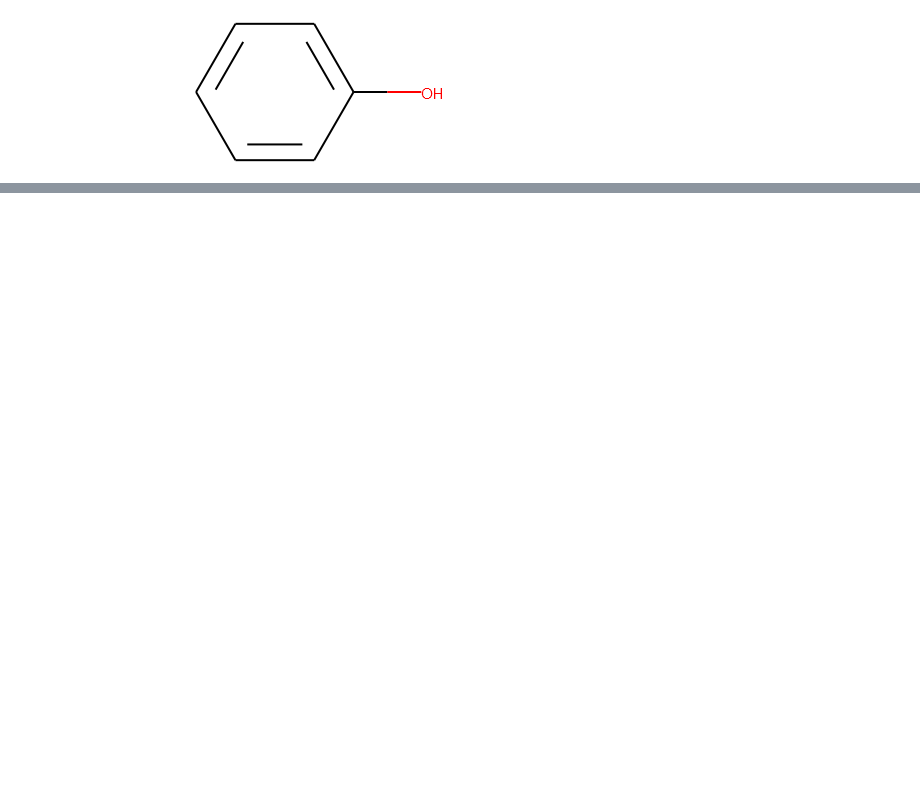
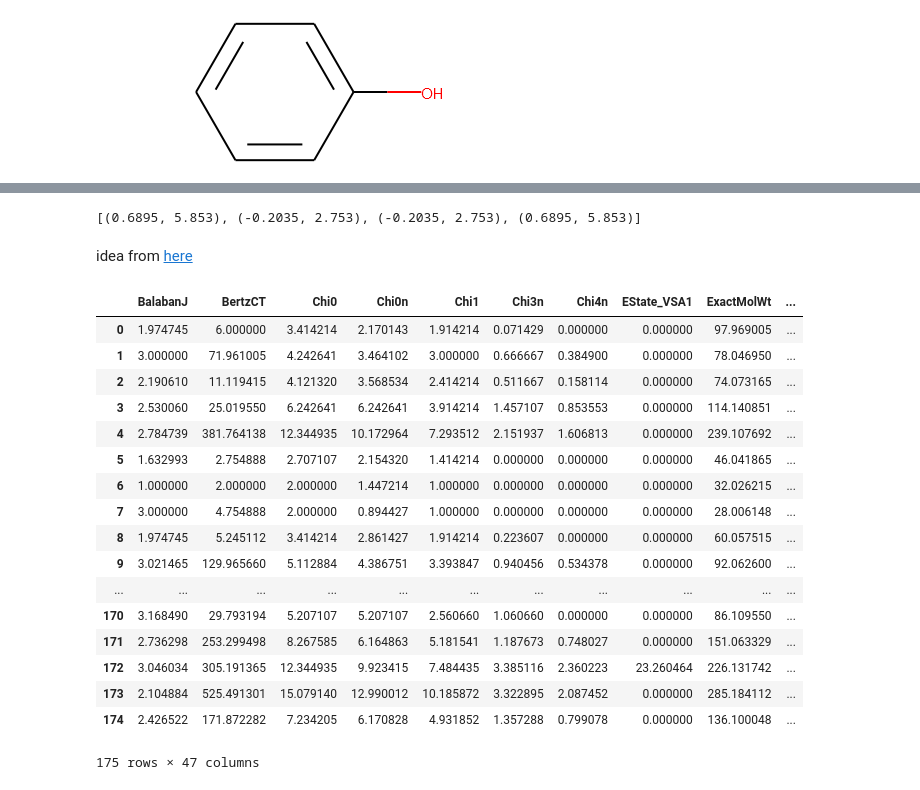
Before and after one commit to joofio/DrugDatabasesTools, a Jupyter notebook: Rdkit/RDKIT get.ipynb, the cells around one changed output, grey strips where cells are left out. Saved outputs shown, nothing was run; the diff lists cells and outputs as text; code cells hidden in the pictures; blank space fills up the shorter version.

Commit message:
added descriptors from pubchem and rdkit

```diff
--- a/Rdkit/RDKIT get.ipynb
+++ b/Rdkit/RDKIT get.ipynb
@@ -13,0 +25,7 @@ MolToFile(image,fileName='c1ccccc1O.png',size=(100, 100),imageType='png')
+# %%
+#import
+path='../../DrugDiscoveryML/python/chembl_24_bbb2.csv'
+file_original=path.split('/')[-1]
+initialdata=pd.read_csv(path)
+smiles=initialdata.canonical_smiles#.head(5)#test purposes
+smiles.drop_duplicates()
@@ -13,0 +50,60 @@ MolToFile(image,fileName='c1ccccc1O.png',size=(100, 100),imageType='png')
+# %%
+m = Chem.MolFromSmiles(smiles[0])
+from rdkit.Chem import rdMolDescriptors
+contribs = rdMolDescriptors._CalcCrippenContribs(m)
+contribs
+# %% [output]
+[(0.6895, 5.853), (-0.2035, 2.753), (-0.2035, 2.753), (0.6895, 5.853)]
+# %% [markdown]
+idea from [here](https://github.com/rdkit/rdkit/blob/master/Docs/Book/GettingStartedInPython.rst)
+# %%
+def from_smiles_to_descriptors(smiles):
+    result=[]
+    for smile in smiles:
+        m = Chem.MolFromSmiles(smile)
+        result.append({'smiles':smile, 'TPSA':Descriptors.TPSA(m),'MolLogP':Descriptors.MolLogP(m),'MolMR':Descriptors.MolMR(m),
+                     'BalabanJ':Descriptors.BalabanJ(m),'BertzCT':Descriptors.BertzCT(m),
+                      'Ipc':Descriptors.Ipc(m),'HallKierAlpha':Descriptors.HallKierAlpha(m),
+                      'Kappa1':Descriptors.Kappa1(m),'Kappa2':Descriptors.Kappa2(m),
+                      'Kappa3':Descriptors.Kappa3(m),'Chi0':Descriptors.Chi0(m),
+                      'Chi1':Descriptors.Chi1(m),'Chi0n':Descriptors.Chi0n(m),
+                      'HeavyAtomCount':Descriptors.HeavyAtomCount(m),'HeavyAtomMolWt':Descriptors.HeavyAtomMolWt(m),
+                      'NHOHCount':Descriptors.NHOHCount(m),'Chi3n':Descriptors.Chi3n(m),'Chi4n':Descriptors.Chi4n(m),
+                      'MolWt':Descriptors.MolWt(m),'ExactMolWt':Descriptors.ExactMolWt(m),'NOCount':Descriptors.NOCount(m),
+                      'NumHAcceptors':Descriptors.NumHAcceptors(m),'NumHDonors':Descriptors.NumHDonors(m),
+                      'NumHeteroatoms':Descriptors.NumHeteroatoms(m),'SlogP_VSA1':Descriptors.SlogP_VSA1(m),
+                      'NumSaturatedHeterocycles':Descriptors.NumSaturatedHeterocycles(m),
+                      'NumRadicalElectrons':Descriptors.NumRadicalElectrons(m),'qed':Descriptors.qed(m),
+                      'NumRotatableBonds':Descriptors.NumRotatableBonds(m),'NumValenceElectrons':Descriptors.NumValenceElectrons(m),
+                      'RingCount':Descriptors.RingCount(m),'FractionCSP3':Descriptors.FractionCSP3(m),
+                      'LabuteASA':Descriptors.LabuteASA(m),'NumSaturatedRings':Descriptors.NumSaturatedRings(m),
+                      'NumSaturatedCarbocycles':Descriptors.NumSaturatedCarbocycles(m),
+                      'NumAromaticCarbocycles':Descriptors.NumAromaticCarbocycles(m),'NumAliphaticCarbocycles':Descriptors.NumAliphaticCarbocycles(m),
+                      'NumAliphaticHeterocycles':Descriptors.NumAliphaticHeterocycles(m),'NumAliphaticRings':Descriptors.NumAliphaticRings(m),
+                      'NumValenceElectrons ':Descriptors.NumValenceElectrons(m),'PEOE_VSA1':Descriptors.PEOE_VSA1(m),
+                      'EState_VSA1':Descriptors.EState_VSA1(m),'VSA_EState1':Descriptors.VSA_EState1(m),'FpDensityMorgan1':Descriptors.FpDensityMorgan1(m),
+                      'MaxAbsPartialCharge':Descriptors.MaxAbsPartialCharge(m),'fr_Al_COO':Descriptors.fr_Al_COO(m)})
+    data=pd.DataFrame(result)
+    return data
+
+df=from_smiles_to_descriptors(smiles)
+df
+# %% [output]
+|  | BalabanJ | BertzCT | Chi0 | Chi0n | Chi1 | Chi3n | Chi4n | EState_VSA1 | ExactMolWt | ... |
+| 0 | 1.974745 | 6.000000 | 3.414214 | 2.170143 | 1.914214 | 0.071429 | 0.000000 | 0.000000 | 97.969005 | ... |
+| 1 | 3.000000 | 71.961005 | 4.242641 | 3.464102 | 3.000000 | 0.666667 | 0.384900 | 0.000000 | 78.046950 | ... |
+| 2 | 2.190610 | 11.119415 | 4.121320 | 3.568534 | 2.414214 | 0.511667 | 0.158114 | 0.000000 | 74.073165 | ... |
+| 3 | 2.530060 | 25.019550 | 6.242641 | 6.242641 | 3.914214 | 1.457107 | 0.853553 | 0.000000 | 114.140851 | ... |
+| 4 | 2.784739 | 381.764138 | 12.344935 | 10.172964 | 7.293512 | 2.151937 | 1.606813 | 0.000000 | 239.107692 | ... |
+| 5 | 1.632993 | 2.754888 | 2.707107 | 2.154320 | 1.414214 | 0.000000 | 0.000000 | 0.000000 | 46.041865 | ... |
+| 6 | 1.000000 | 2.000000 | 2.000000 | 1.447214 | 1.000000 | 0.000000 | 0.000000 | 0.000000 | 32.026215 | ... |
+| 7 | 3.000000 | 4.754888 | 2.000000 | 0.894427 | 1.000000 | 0.000000 | 0.000000 | 0.000000 | 28.006148 | ... |
+| 8 | 1.974745 | 5.245112 | 3.414214 | 2.861427 | 1.914214 | 0.223607 | 0.000000 | 0.000000 | 60.057515 | ... |
+| 9 | 3.021465 | 129.965660 | 5.112884 | 4.386751 | 3.393847 | 0.940456 | 0.534378 | 0.000000 | 92.062600 | ... |
+| ... | ... | ... | ... | ... | ... | ... | ... | ... | ... | ... |
+| 170 | 3.168490 | 29.793194 | 5.207107 | 5.207107 | 2.560660 | 1.060660 | 0.000000 | 0.000000 | 86.109550 | ... |
+| 171 | 2.736298 | 253.299498 | 8.267585 | 6.164863 | 5.181541 | 1.187673 | 0.748027 | 0.000000 | 151.063329 | ... |
+| 172 | 3.046034 | 305.191365 | 12.344935 | 9.923415 | 7.484435 | 3.385116 | 2.360223 | 23.260464 | 226.131742 | ... |
+| 173 | 2.104884 | 525.491301 | 15.079140 | 12.990012 | 10.185872 | 3.322895 | 2.087452 | 0.000000 | 285.184112 | ... |
+| 174 | 2.426522 | 171.872282 | 7.234205 | 6.170828 | 4.931852 | 1.357288 | 0.799078 | 0.000000 | 136.100048 | ... |
+175 rows × 47 columns
```
Also changed, not shown: parts of 4 cells of this notebook, 1 other file.
